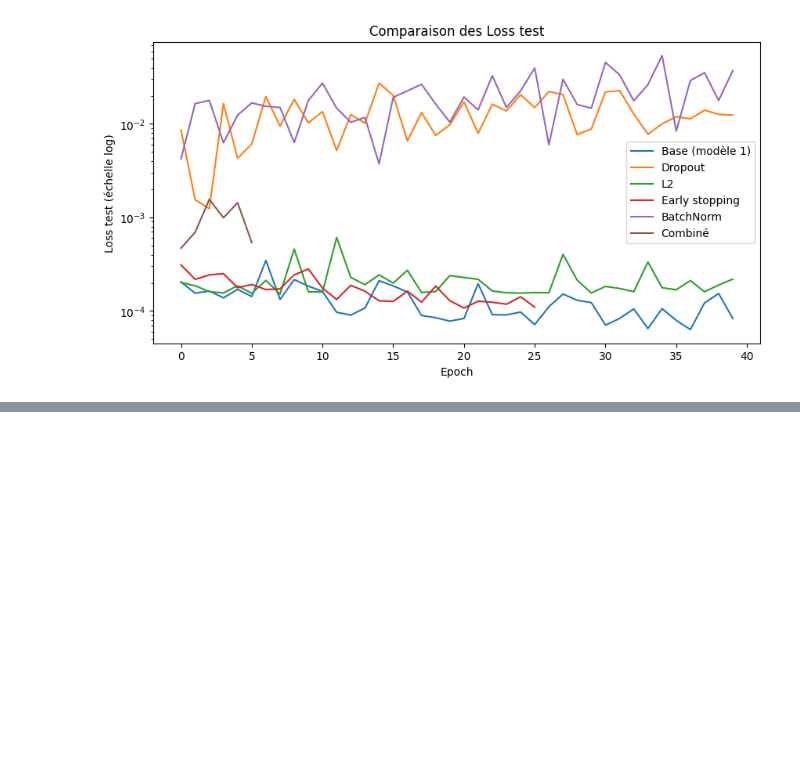
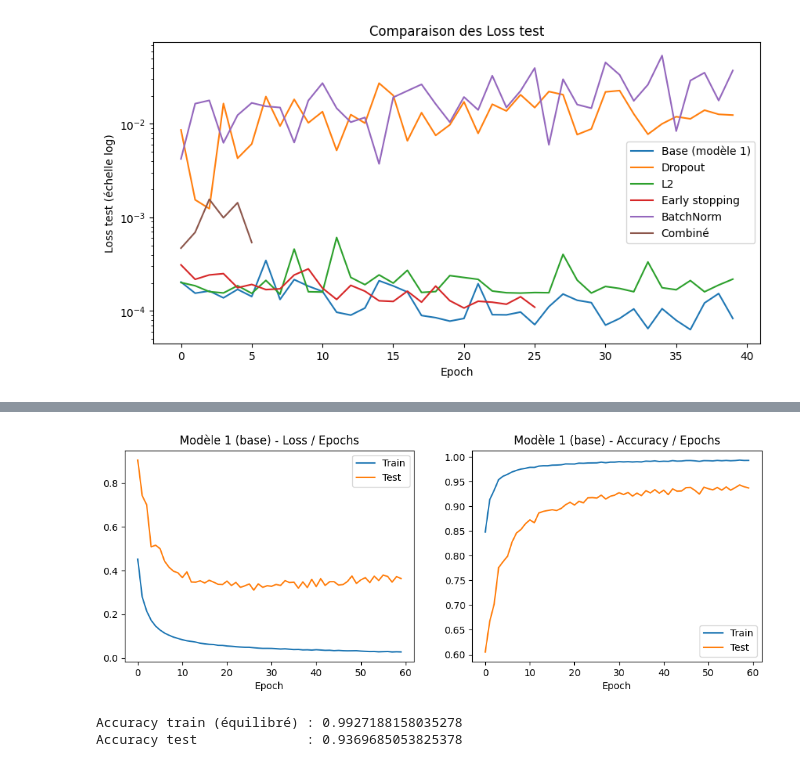
Before and after one commit to FatimaZahraBoukab/DeepLearning-Lab1, a Jupyter notebook: Lab1_DeepLearning_PyTorch.ipynb, the cells around one changed output, grey strips where cells are left out. Cells and saved outputs as stored; diff of their text form; code cells hidden in the pictures; blank space fills up the shorter version.

```diff
--- a/Lab1_DeepLearning_PyTorch.ipynb
+++ b/Lab1_DeepLearning_PyTorch.ipynb
@@ -303,0 +454,16 @@ plt.title('Comparaison des Loss test'); plt.legend(); plt.show()
+# %%
+n_classes = len(le.classes_)
+
+class MLPClf(nn.Module):
+    def __init__(self, n_in=6, h1=64, h2=32, n_out=n_classes, dropout=0.0, batchnorm=False):
+        super().__init__()
+        layers = [nn.Linear(n_in, h1)]
+        if batchnorm: layers.append(nn.BatchNorm1d(h1))
+        layers += [nn.ReLU(), nn.Dropout(dropout), nn.Linear(h1, h2)]
+        if batchnorm: layers.append(nn.BatchNorm1d(h2))
+        layers += [nn.ReLU(), nn.Dropout(dropout), nn.Linear(h2, n_out)]   # logits
+        self.net = nn.Sequential(*layers)
+    def forward(self, x):
+        return self.net(x)
+
+print(MLPClf())
@@ -303,0 +523,54 @@ plt.title('Comparaison des Loss test'); plt.legend(); plt.show()
+# %%
+bc = gsc.best_params_
+h1c, h2c = bc['net__module__h1'], bc['net__module__h2']
+lr_c, opt_cc, ep_c = bc['net__lr'], bc['net__optimizer'], bc['net__max_epochs']
+
+def train_clf(model, lr, opt_class, epochs, wd=0.0, patience=None):
+    model = model.to(device)
+    opt = opt_class(model.parameters(), lr=lr, weight_decay=wd)
+    loss_fn = nn.CrossEntropyLoss()
+    Xtr = torch.tensor(Xc_train_bal).to(device); ytr = torch.tensor(yc_train_bal, dtype=torch.long).to(device)
+    Xte = torch.tensor(Xc_test).to(device);      yte = torch.tensor(yc_test, dtype=torch.long).to(device)
+    hist = {'train_loss': [], 'test_loss': [], 'train_acc': [], 'test_acc': []}
+    best, wait = 1e9, 0
+    for ep in range(epochs):
+        model.train()
+        perm = torch.randperm(len(Xtr))
+        for i in range(0, len(Xtr), 256):
+            idx = perm[i:i+256]
+            opt.zero_grad()
+            loss = loss_fn(model(Xtr[idx]), ytr[idx])
+            loss.backward()
+            opt.step()
+        model.eval()
+        with torch.no_grad():
+            otr, ote = model(Xtr), model(Xte)
+            lte = loss_fn(ote, yte).item()
+            hist['train_loss'].append(loss_fn(otr, ytr).item()); hist['test_loss'].append(lte)
+            hist['train_acc'].append((otr.argmax(1) == ytr).float().mean().item())
+            hist['test_acc'].append((ote.argmax(1) == yte).float().mean().item())
+        if patience:
+            if lte < best:
+                best, wait = lte, 0
+            else:
+                wait += 1
+                if wait >= patience:
+                    break
+    return model, hist
+
+def plot_clf(h, title):
+    fig, ax = plt.subplots(1, 2, figsize=(12, 4))
+    ax[0].plot(h['train_loss'], label='Train'); ax[0].plot(h['test_loss'], label='Test')
+    ax[0].set_title(f'{title} - Loss / Epochs'); ax[0].set_xlabel('Epoch'); ax[0].legend()
+    ax[1].plot(h['train_acc'], label='Train'); ax[1].plot(h['test_acc'], label='Test')
+    ax[1].set_title(f'{title} - Accuracy / Epochs'); ax[1].set_xlabel('Epoch'); ax[1].legend()
+    plt.show()
+
+c1, hc1 = train_clf(MLPClf(6, h1c, h2c), lr_c, opt_cc, ep_c)
+plot_clf(hc1, "Modèle 1 (base)")
+print("Accuracy train (équilibré) :", hc1['train_acc'][-1])
+print("Accuracy test              :", hc1['test_acc'][-1])
+# %% [output]
+[figure, added]
+Accuracy train (équilibré) : 0.9927188158035278
+Accuracy test              : 0.9369685053825378
```
Also changed, not shown: parts of 11 cells of this notebook.
